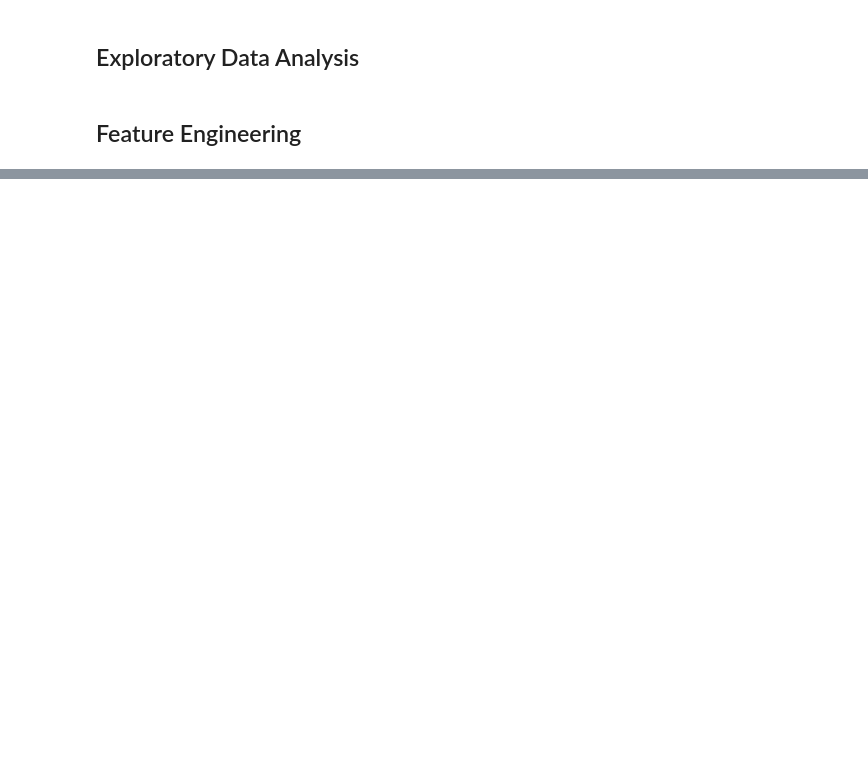
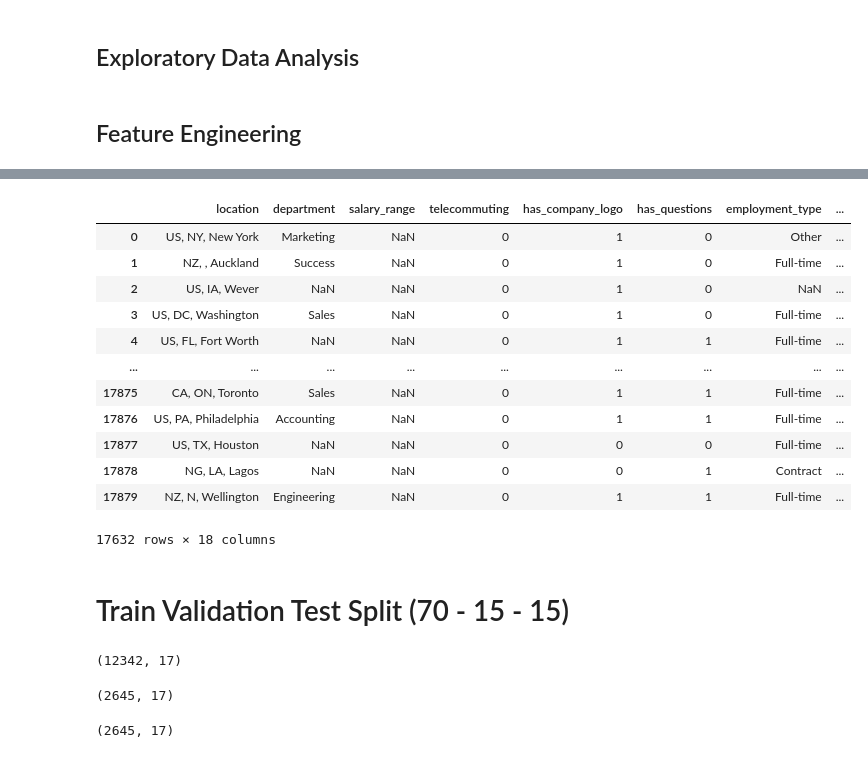
Before and after one commit to undeser/fake-jobs-detection, a Jupyter notebook: notebook.ipynb, the cells around one changed output, grey strips where cells are left out. Drawn from its saved outputs; the diff is of its cells as text; code cells hidden in the pictures; blank space fills up the shorter version.

Commit message:
feature engineering

```diff
--- a/notebook.ipynb
+++ b/notebook.ipynb
@@ -4,0 +7,3 @@ df = pd.read_csv('dfSet.csv')
+# %%
+df.drop_duplicates(subset=['title','location', 'department' , 'salary_range', 'company_profile', 'description', 'requirements', 'benefits','telecommuting', 'has_company_logo', 'has_questions', 'employment_type', 'required_experience', 'required_education', 'industry', 'function', 'fraudulent'], keep='first', inplace=True)
+df.shape
@@ -6,42 +50,3 @@ df = pd.read_csv('dfSet.csv')
 ## Exploratory Data Analysis
 # %% [markdown]
 ## Feature Engineering
-# %%
-from sklearn.feature_extraction.text import TfidfVectorizer
-from sklearn.preprocessing import LabelEncoder, OneHotEncoder
-
-text_columns = ['description', 'requirements', 'company_profile', 'benefits']
-tfidf_vectorizers = {}
-tfidf_features = []
-
-for column in text_columns:
-    if column in df.columns:
-        tfidf = TfidfVectorizer(max_features=100)  # Limit to 100 features per column for simplicity
-        tfidf_matrix = tfidf.fit_transform(df[column].fillna(''))  # Fill NaN with empty strings
-        tfidf_features.append(pd.DataFrame(tfidf_matrix.toarray(), columns=[f"{column}_tfidf_{i}" for i in range(100)]))
-        tfidf_vectorizers[column] = tfidf
-
-tfidf_features_df = pd.concat(tfidf_features, axis=1)
-
-categorical_columns = ['location', 'department', 'employment_type', 'required_experience', 'required_education', 'industry', 'function']
-encoded_features = []
-
-for column in categorical_columns:
-    if column in df.columns:
-        le = LabelEncoder()
-        encoded_column = le.fit_transform(df[column].fillna('Unknown'))  # Fill NaN with 'Unknown'
-        encoded_features.append(pd.DataFrame(encoded_column, columns=[f"{column}_encoded"]))
-
-encoded_features_df = pd.concat(encoded_features, axis=1)
-
-binary_columns = ['telecommuting', 'has_company_logo', 'has_questions', 'fraudulent', 'in_balanced_dataset']
-for column in binary_columns:
-    if column in df.columns:
-        df[column] = df[column].apply(lambda x: 1 if x == 't' else 0)  # Convert 't' to 1 and 'f' to 0
-
-final_features = pd.concat([tfidf_features_df, encoded_features_df, df[binary_columns]], axis=1)
-
-unused_columns = ['title', 'salary_range', 'company_profile', 'description', 'requirements', 'benefits']
-data = df.drop(columns=unused_columns, errors='ignore')
-
-prepared_dataset = pd.concat([data, final_features], axis=1)
@@ -47,0 +156,18 @@ prepared_dataset = pd.concat([data, final_features], axis=1)
+# %%
+display(df)
+# %% [output]
+|  | location | department | salary_range | telecommuting | has_company_logo | has_questions | employment_type | ... |
+| 0 | US, NY, New York | Marketing | NaN | 0 | 1 | 0 | Other | ... |
+| 1 | NZ, , Auckland | Success | NaN | 0 | 1 | 0 | Full-time | ... |
+| 2 | US, IA, Wever | NaN | NaN | 0 | 1 | 0 | NaN | ... |
+| 3 | US, DC, Washington | Sales | NaN | 0 | 1 | 0 | Full-time | ... |
+| 4 | US, FL, Fort Worth | NaN | NaN | 0 | 1 | 1 | Full-time | ... |
+| ... | ... | ... | ... | ... | ... | ... | ... | ... |
+| 17875 | CA, ON, Toronto | Sales | NaN | 0 | 1 | 1 | Full-time | ... |
+| 17876 | US, PA, Philadelphia | Accounting | NaN | 0 | 1 | 1 | Full-time | ... |
+| 17877 | US, TX, Houston | NaN | NaN | 0 | 0 | 0 | Full-time | ... |
+| 17878 | NG, LA, Lagos | NaN | NaN | 0 | 0 | 1 | Contract | ... |
+| 17879 | NZ, N, Wellington | Engineering | NaN | 0 | 1 | 1 | Full-time | ... |
+17632 rows × 18 columns
+# %% [markdown]
+# Train Validation Test Split (70 - 15 - 15)
@@ -47,0 +184,12 @@ prepared_dataset = pd.concat([data, final_features], axis=1)
+# %%
+display(X_train.shape)
+# %% [output]
+(12342, 17)
+# %%
+display(X_val.shape)
+# %% [output]
+(2645, 17)
+# %%
+display(X_test.shape)
+# %% [output]
+(2645, 17)
```
Also changed, not shown: parts of 17 cells of this notebook, 1 other file.
